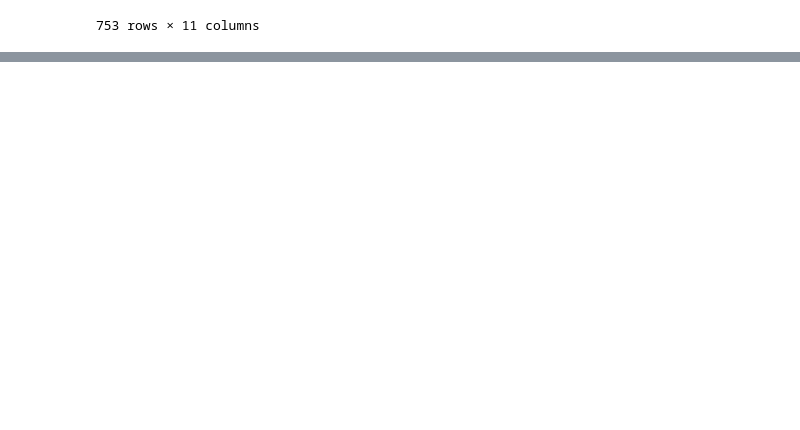
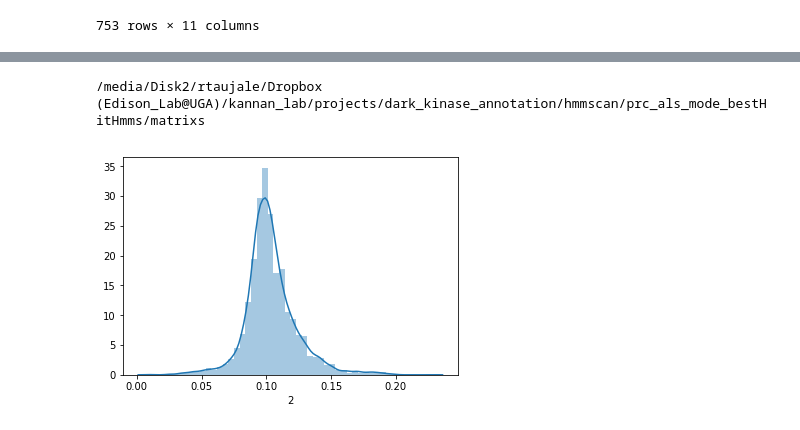
Before and after one commit to rhilt13/scripts, a Jupyter notebook: get_plots.ipynb, the cells around one changed output, grey strips where cells are left out. Cells and saved outputs as stored; diff of their text form; code cells hidden in the pictures; blank space fills up the shorter version.

```diff
--- a/get_plots.ipynb
+++ b/get_plots.ipynb
@@ -346,0 +330,20 @@ sns.load_dataset('tips')
+# %%
+cd '/home/rtaujale/kannan_projects/dark_kinase_annotation/hmmscan/prc_als_mode_bestHitHmms/matrixs'
+# %% [output]
+/media/Disk2/rtaujale/Dropbox (Edison_Lab@UGA)/kannan_lab/projects/dark_kinase_annotation/hmmscan/prc_als_mode_bestHitHmms/matrixs
+# %%
+from __future__ import division
+import pandas as pd
+import matplotlib.pyplot as plt
+import seaborn as sns
+from scipy.spatial.distance import squareform
+from scipy.cluster.hierarchy import dendrogram,linkage
+import pylab
+
+import matplotlib as mpl
+df1 = pd.read_csv('~/kannan_projects/dark_kinase_annotation/hmmscan/prc_als_mode_bestHitHmms/matrixs/file_dist_matrix_out_phylip.txt.e3.flat',sep='\t',header=None)
+df2=df1[2]
+
+sns.distplot(df2);
+# %% [output]
+[figure, added]
```
Also changed, not shown: parts of 2 cells of this notebook, 12 other files.
